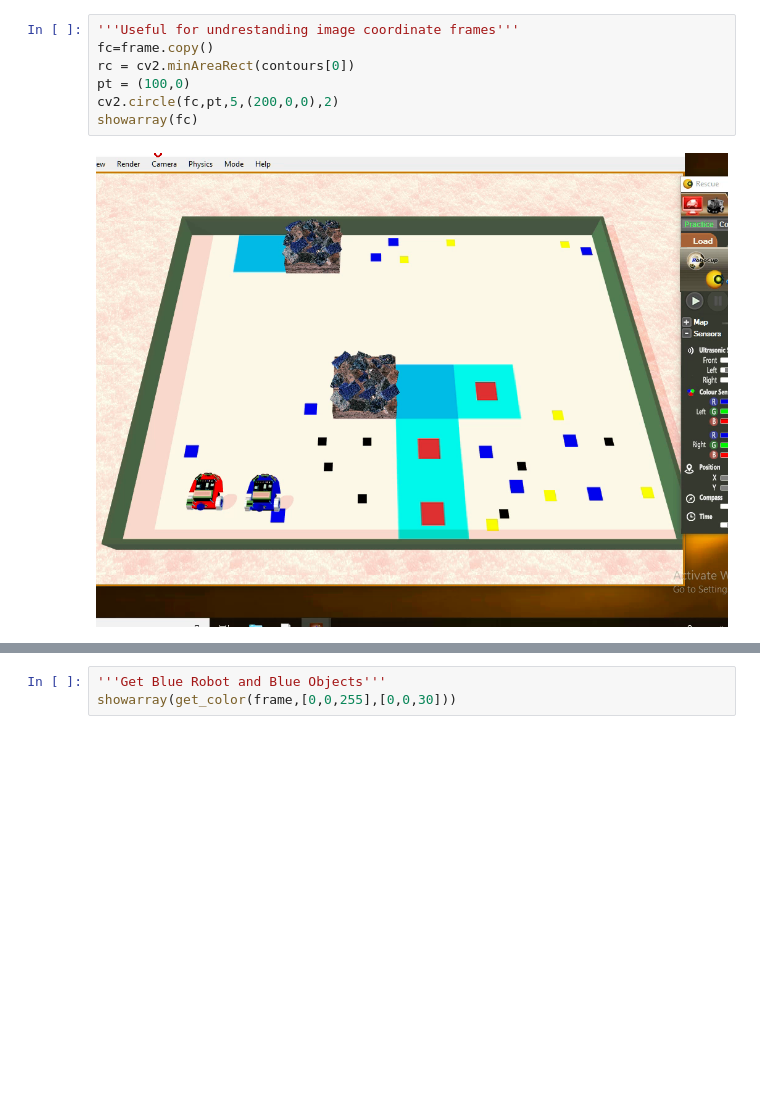
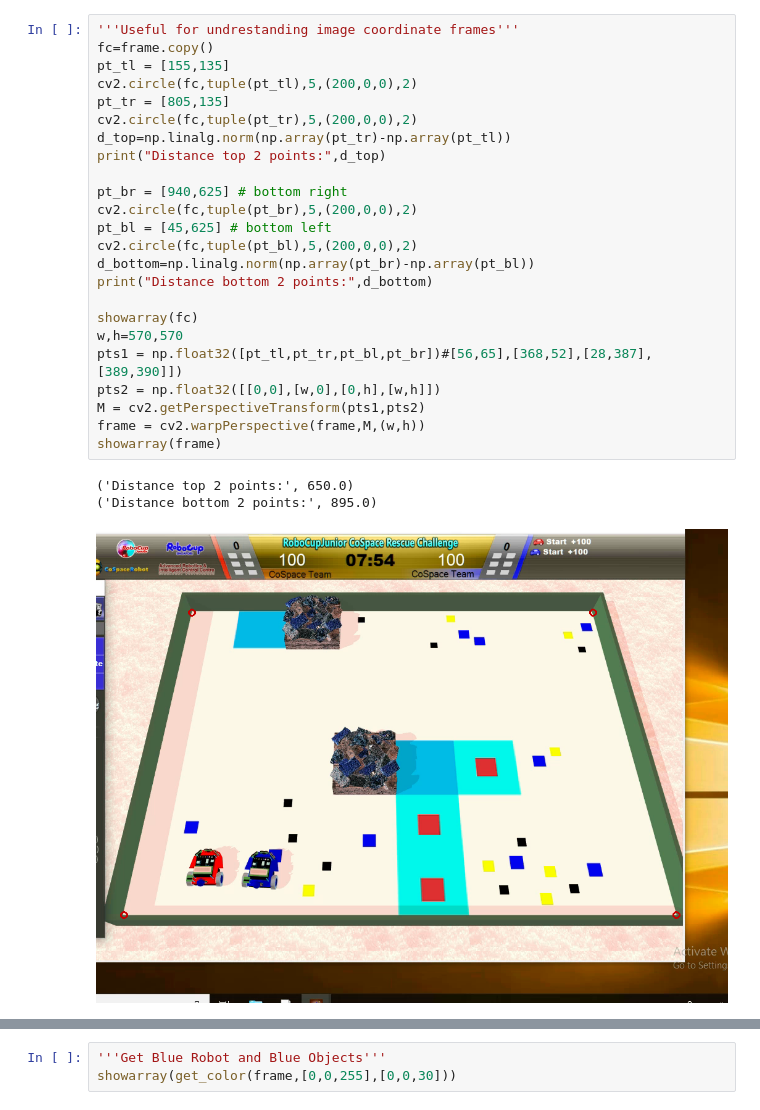
Before and after one commit to Mohamedemad4/erstling, a Jupyter notebook: object_markers/notebooks/playground.ipynb, the cells around one changed output, grey strips where cells are left out. Drawn from its saved outputs; the diff is of its cells as text; blank space fills up the shorter version.

```diff
--- a/object_markers/notebooks/playground.ipynb
+++ b/object_markers/notebooks/playground.ipynb
@@ -29,10 +26,29 @@ a=cv2.VideoCapture("good.webm")
 ret,frame=a.read()
-# %%
-'''Useful for undrestanding image coordinate frames'''
-fc=frame.copy()
-rc = cv2.minAreaRect(contours[0])
-pt = (100,0)
-cv2.circle(fc,pt,5,(200,0,0),2)
-showarray(fc)
-# %% [output]
-[figure, removed]
+# %%
+'''Useful for undrestanding image coordinate frames'''
+fc=frame.copy()
+pt_tl = [155,135]
+cv2.circle(fc,tuple(pt_tl),5,(200,0,0),2)
+pt_tr = [805,135]
+cv2.circle(fc,tuple(pt_tr),5,(200,0,0),2)
+d_top=np.linalg.norm(np.array(pt_tr)-np.array(pt_tl))
+print("Distance top 2 points:",d_top)
+
+pt_br = [940,625] # bottom right
+cv2.circle(fc,tuple(pt_br),5,(200,0,0),2)
+pt_bl = [45,625] # bottom left
+cv2.circle(fc,tuple(pt_bl),5,(200,0,0),2)
+d_bottom=np.linalg.norm(np.array(pt_br)-np.array(pt_bl))
+print("Distance bottom 2 points:",d_bottom)
+
+showarray(fc)
+w,h=570,570
+pts1 = np.float32([pt_tl,pt_tr,pt_bl,pt_br])#[56,65],[368,52],[28,387],[389,390]])
+pts2 = np.float32([[0,0],[w,0],[0,h],[w,h]])
+M = cv2.getPerspectiveTransform(pts1,pts2)
+frame = cv2.warpPerspective(frame,M,(w,h))
+showarray(frame)
+# %% [output]
+('Distance top 2 points:', 650.0)
+('Distance bottom 2 points:', 895.0)
+[figure, added]
```
Also changed, not shown: parts of 18 cells of this notebook, 2 other files.
